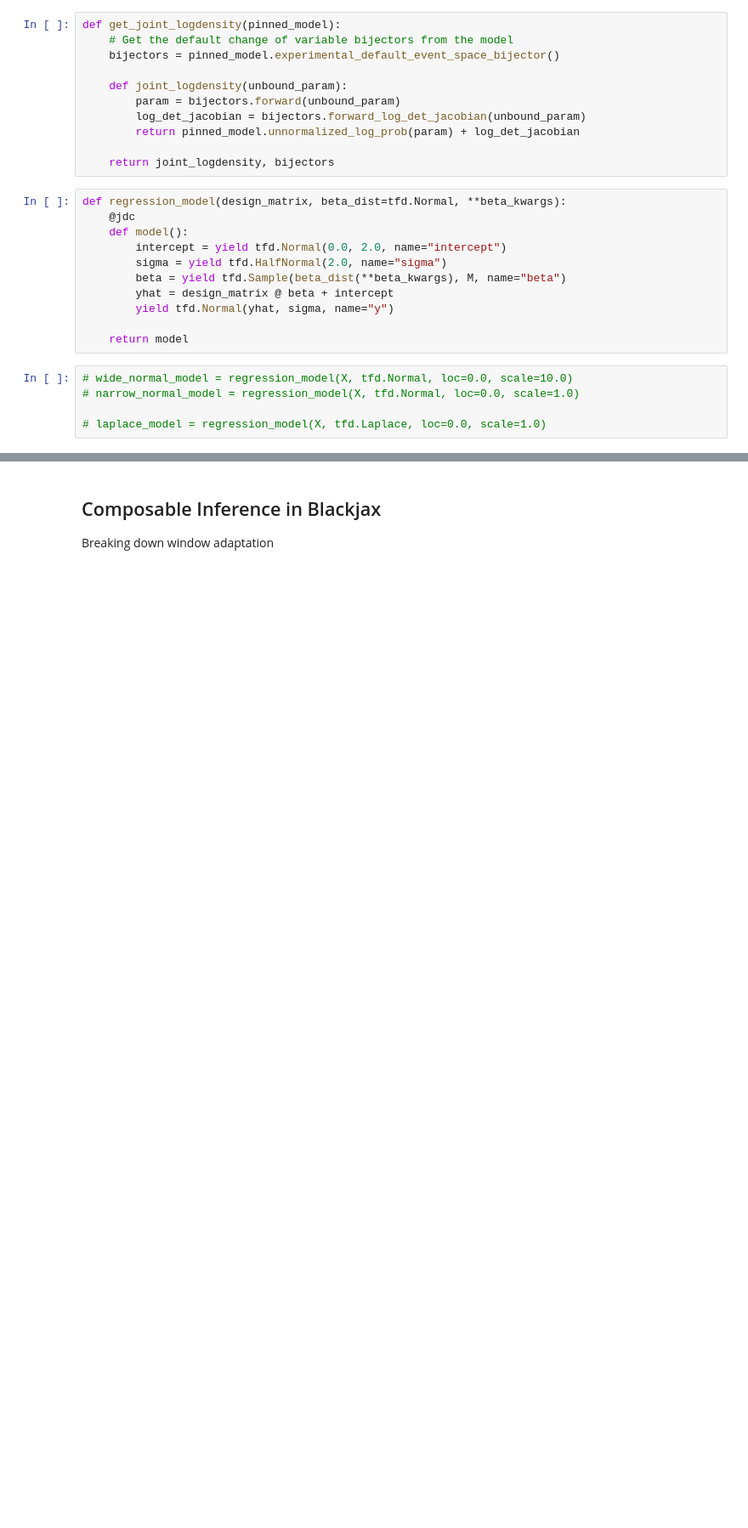
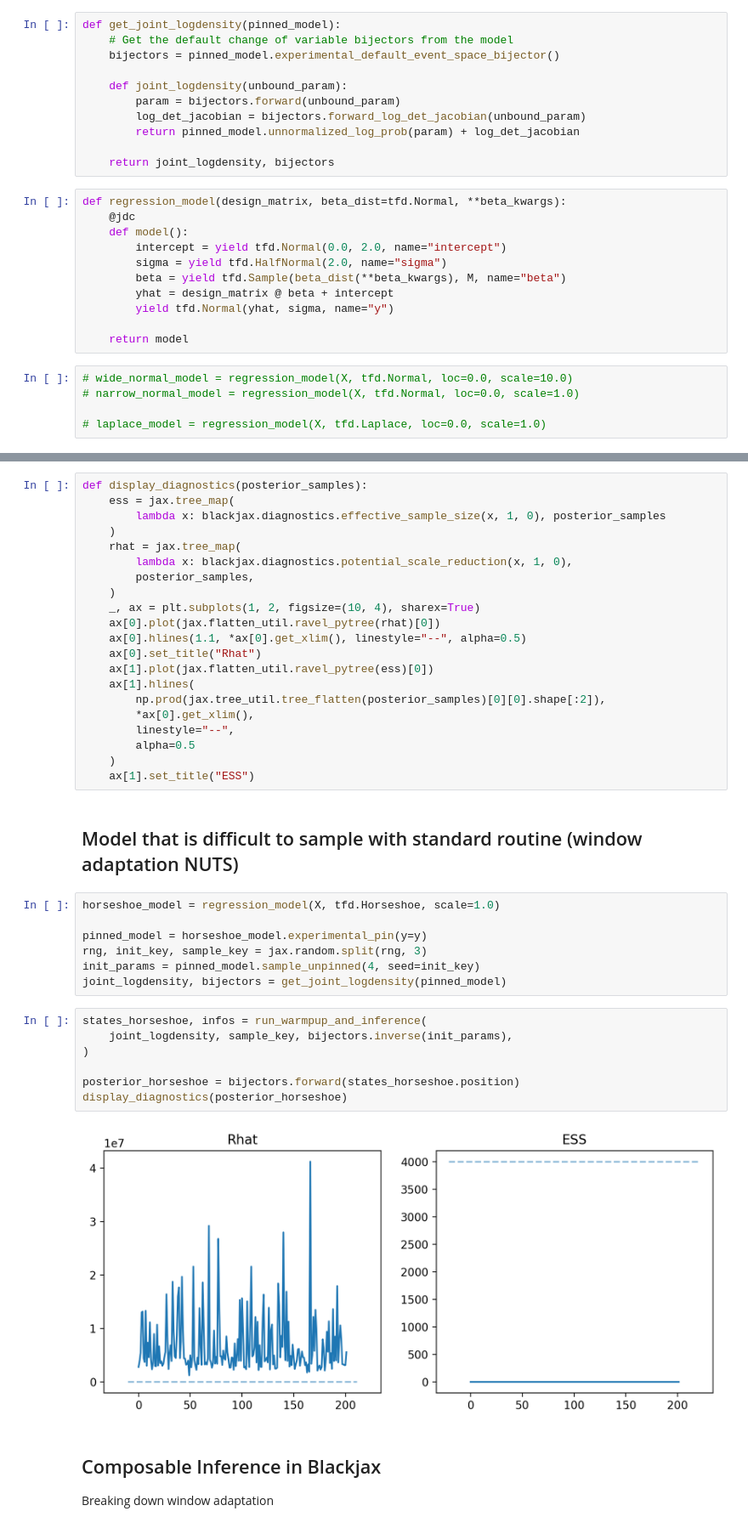
Before and after one commit to junpenglao/functionalbayes, a Jupyter notebook: blackjax_deepdive.ipynb, the cells around one changed output, grey strips where cells are left out. Shown: that part at 85% size. Drawn from its saved outputs; the diff is of its cells as text; blank space fills up the shorter version.

```diff
--- a/blackjax_deepdive.ipynb
+++ b/blackjax_deepdive.ipynb
@@ -112,3 +109,42 @@ def regression_model(design_matrix, beta_dist=tfd.Normal, **beta_kwargs):
+# %%
+def display_diagnostics(posterior_samples):
+    ess = jax.tree_map(
+        lambda x: blackjax.diagnostics.effective_sample_size(x, 1, 0), posterior_samples
+    )
+    rhat = jax.tree_map(
+        lambda x: blackjax.diagnostics.potential_scale_reduction(x, 1, 0),
+        posterior_samples,
+    )
+    _, ax = plt.subplots(1, 2, figsize=(10, 4), sharex=True)
+    ax[0].plot(jax.flatten_util.ravel_pytree(rhat)[0])
+    ax[0].hlines(1.1, *ax[0].get_xlim(), linestyle="--", alpha=0.5)
+    ax[0].set_title("Rhat")
+    ax[1].plot(jax.flatten_util.ravel_pytree(ess)[0])
+    ax[1].hlines(
+        np.prod(jax.tree_util.tree_flatten(posterior_samples)[0][0].shape[:2]),
+        *ax[0].get_xlim(),
+        linestyle="--",
+        alpha=0.5
+    )
+    ax[1].set_title("ESS")
+# %% [markdown]
+## Model that is difficult to sample with standard routine (window adaptation NUTS)
+# %%
+horseshoe_model = regression_model(X, tfd.Horseshoe, scale=1.0)
+
+pinned_model = horseshoe_model.experimental_pin(y=y)
+rng, init_key, sample_key = jax.random.split(rng, 3)
+init_params = pinned_model.sample_unpinned(4, seed=init_key)
+joint_logdensity, bijectors = get_joint_logdensity(pinned_model)
+# %%
+states_horseshoe, infos = run_warmpup_and_inference(
+    joint_logdensity, sample_key, bijectors.inverse(init_params),
+)
+
+posterior_horseshoe = bijectors.forward(states_horseshoe.position)
+display_diagnostics(posterior_horseshoe)
+# %% [output]
+[figure, added]
 # %% [markdown]
 ## Composable Inference in Blackjax
 
```
Also changed, not shown: parts of 17 cells of this notebook, 3 other files.
